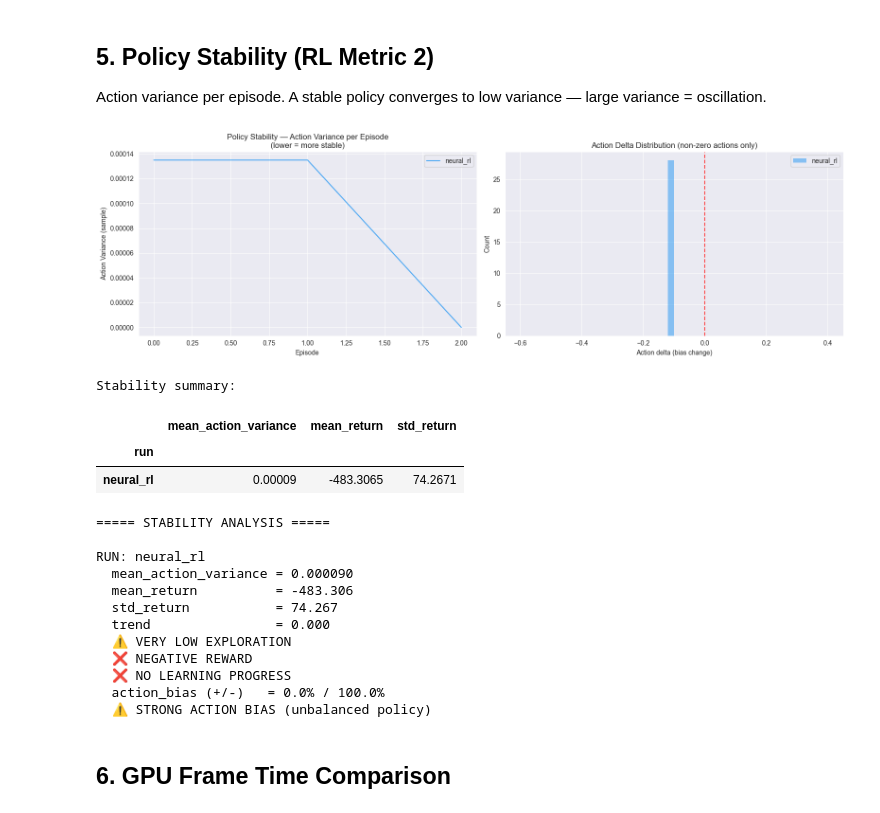
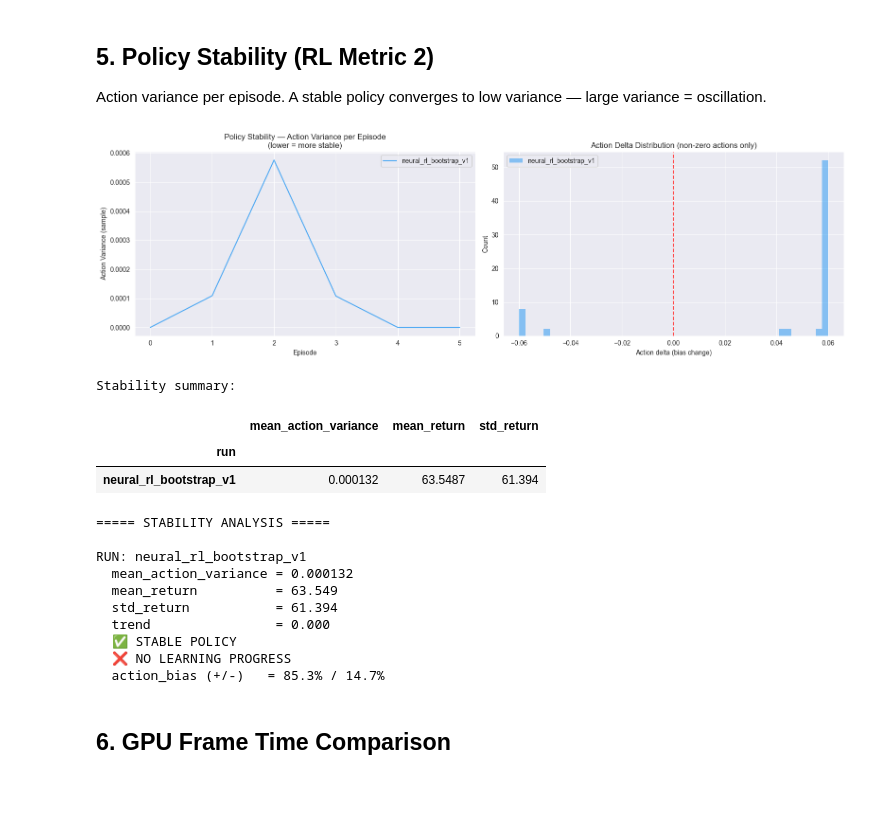
Before and after one commit to Silent0Wings/neural-lod, a Jupyter notebook: ml_pipeline/training/Stage_4/eval_rl_stage4_comparison.ipynb, the cells around one changed output. Saved outputs shown, nothing was run; the diff lists cells and outputs as text; code cells hidden in the pictures.

Commit message:
policy works and shows some improvements overall

```diff
--- a/ml_pipeline/training/Stage_4/eval_rl_stage4_comparison.ipynb
+++ b/ml_pipeline/training/Stage_4/eval_rl_stage4_comparison.ipynb
@@ -75,53 +88,40 @@ print(f'Baseline eval files: {len(step_files_base)}')
 
 dfs = []
 
-# RL runs (per_step CSV format from RLEvaluationLogger)
-rl_step_cols = ['run_label', 'episode', 'frame', 'cpu_ms', 'gpu_ms', 'fps',
-                'lod_bias', 'action_delta', 'reward_step', 'cumulative_return',
-                'screen_coverage', 'screen_coverage_delta', 'recent_switch_count']
-
 for f in step_files_rl:
     df = pd.read_csv(f)
     df['source'] = 'rl'
     dfs.append(df)
 
-# Baseline runs (inference_eval CSV format — remap columns to common schema)
 for f in step_files_base:
     df = pd.read_csv(f)
-    # Remap to common column names
     rename = {
         'cpu_frame_time': 'cpu_ms',
         'gpu_frame_time': 'gpu_ms',
         'lod_bias_applied': 'lod_bias'
     }
     df = df.rename(columns=rename)
-    if 'run_label' not in df.columns and 'source_file' in df.columns:
-        # Infer run label from filename
-        name = f.stem
-        for label in ['fixed_default', 'fixed_aggressive', 'rule_based']:
-            if label in name:
-                df['run_label'] = label
-                break
-        else:
-            df['run_label'] = name
+    if 'run_label' not in df.columns:
+        df['run_label'] = f.stem
     if 'episode' not in df.columns:
         df['episode'] = 0
     if 'action_delta' not in df.columns:
         df['action_delta'] = 0.0
     if 'reward_step' not in df.columns:
         df['reward_step'] = 0.0
+    if 'cumulative_return' not in df.columns:
+        df['cumulative_return'] = 0.0
     if 'screen_coverage' not in df.columns:
         df['screen_coverage'] = 0.0
+    if 'screen_coverage_delta' not in df.columns:
+        df['screen_coverage_delta'] = 0.0
     if 'recent_switch_count' not in df.columns:
         df['recent_switch_count'] = 0.0
     df['source'] = 'baseline'
     dfs.append(df)
 
 if not dfs:
-    raise FileNotFoundError(
-        'No eval CSVs found. Run Unity with RLEvaluationLogger enabled '
-        '(neural_rl and rule_based runs) and copy per_step_*.csv files to Baker_Eval_3/.'
-    )
+    raise FileNotFoundError('No eval CSVs found in RL/Eval/RL_Eval or BaseLine.')
 
 data = pd.concat(dfs, ignore_index=True)
 
@@ -134,8 +134,12 @@ for col in numeric_cols:
 
 data = data.dropna(subset=['cpu_ms', 'gpu_ms', 'fps'])
 
-runs = sorted(data['run_label'].unique())
-print(f'\nRun labels: {runs}')
+preferred_runs = [MODEL_LABEL, 'fixed_default', 'fixed_aggressive']
+runs = [r for r in preferred_runs if r in data['run_label'].unique()]
+extra_runs = [r for r in sorted(data['run_label'].unique()) if r not in runs]
+runs = runs + extra_runs
+
+print(f'Run labels: {runs}')
 print(f'Total rows: {len(data):,}')
 print()
 print(data.groupby('run_label').size().rename('frames'))
@@ -359,7 +363,7 @@ else:
 
     # Action delta distribution per run (per-step)
     ax = axes[1]
-    rl_runs_in_step = [r for r in runs if r in ['neural_rl', 'rule_based']]
+    rl_runs_in_step = [r for r in runs if r in [MODEL_LABEL]]
     for run in rl_runs_in_step:
         subset = data[(data['run_label'] == run) & (data['action_delta'] != 0)]['action_delta']
         if len(subset) > 0:
@@ -425,50 +429,48 @@ for run in ep_data['run_label'].unique():
     elif mean_var > 1e-2:
         print('  ❌ HIGH INSTABILITY (oscillating policy)')
 
     else:
         print('  ✅ STABLE POLICY')
 
     if mean_ret < 0:
         print('  ❌ NEGATIVE REWARD')
 
     if std_ret > abs(mean_ret):
         print('  ❌ HIGH RETURN VARIANCE')
 
     if trend <= 0:
         print('  ❌ NO LEARNING PROGRESS')
 
     if mean_ret > 0 and trend > 0:
         print('  ✅ LEARNING SUCCESS')
 
     # ===== ACTION DISTRIBUTION CHECK =====
     if run in runs:
         subset = data[(data['run_label'] == run) & (data['action_delta'] != 0)]['action_delta']
         if len(subset) > 0:
             pos = (subset > 0).mean() * 100
             neg = (subset < 0).mean() * 100
 
             print(f'  action_bias (+/-)   = {pos:.1f}% / {neg:.1f}%')
 
             if pos > 90 or neg > 90:
                 print('  ⚠️ STRONG ACTION BIAS (unbalanced policy)')
 # %% [output]
-[figure, old version]
+[figure, new version]
 Stability summary:
 |  | mean_action_variance | mean_return | std_return |
 | run |  |  |  |
-| neural_rl | 0.00009 | -483.3065 | 74.2671 |
+| neural_rl_bootstrap_v1 | 0.000132 | 63.5487 | 61.394 |
 ===== STABILITY ANALYSIS =====
 
-RUN: neural_rl
-  mean_action_variance = 0.000090
-  mean_return          = -483.306
-  std_return           = 74.267
+RUN: neural_rl_bootstrap_v1
+  mean_action_variance = 0.000132
+  mean_return          = 63.549
+  std_return           = 61.394
   trend                = 0.000
-  ⚠️ VERY LOW EXPLORATION
-  ❌ NEGATIVE REWARD
+  ✅ STABLE POLICY
   ❌ NO LEARNING PROGRESS
-  action_bias (+/-)   = 0.0% / 100.0%
-  ⚠️ STRONG ACTION BIAS (unbalanced policy)
+  action_bias (+/-)   = 85.3% / 14.7%
 # %% [markdown]
 ## 6. GPU Frame Time Comparison
 # %%
```
Also changed, not shown: parts of 17 cells of this notebook, 23 other files.
